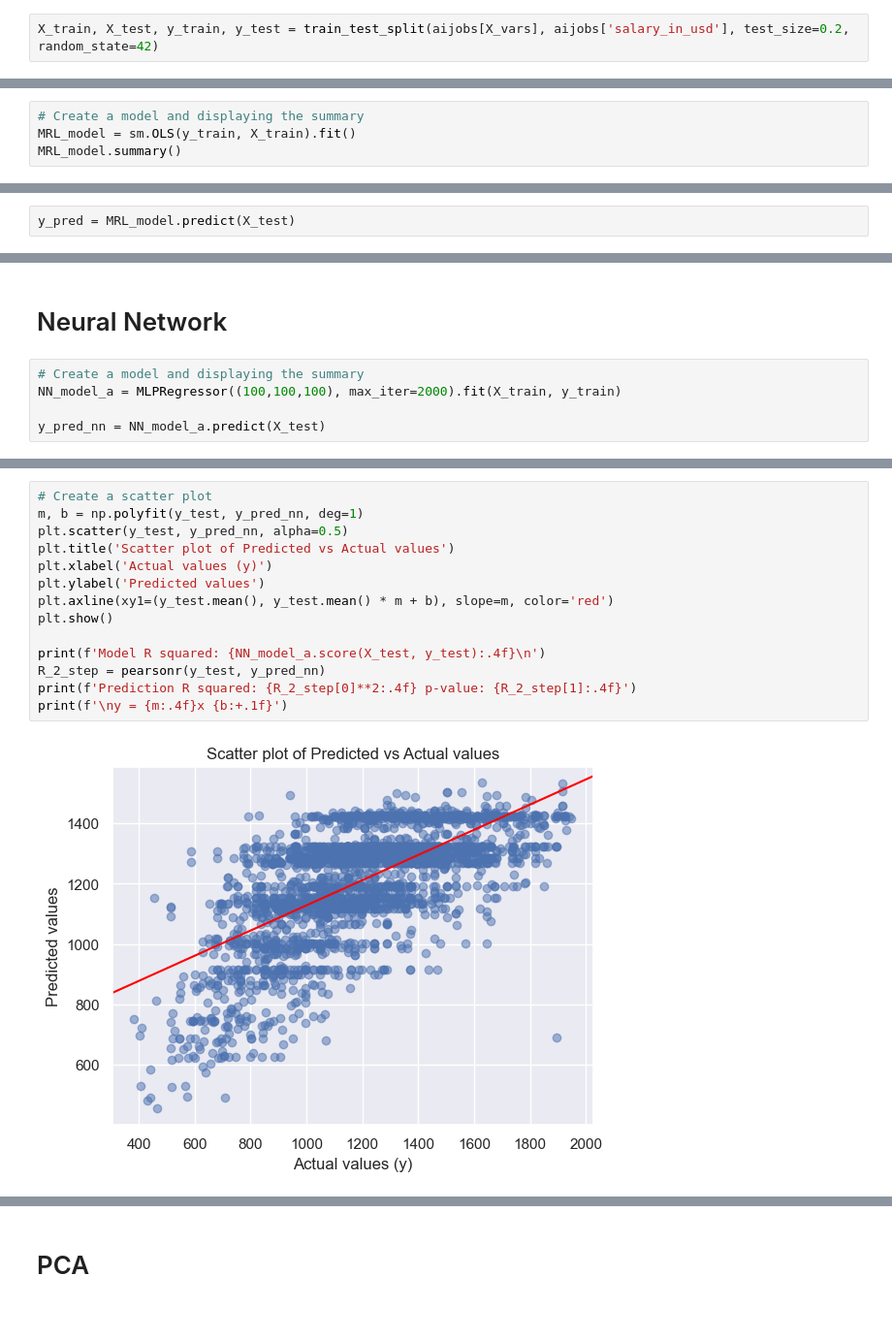
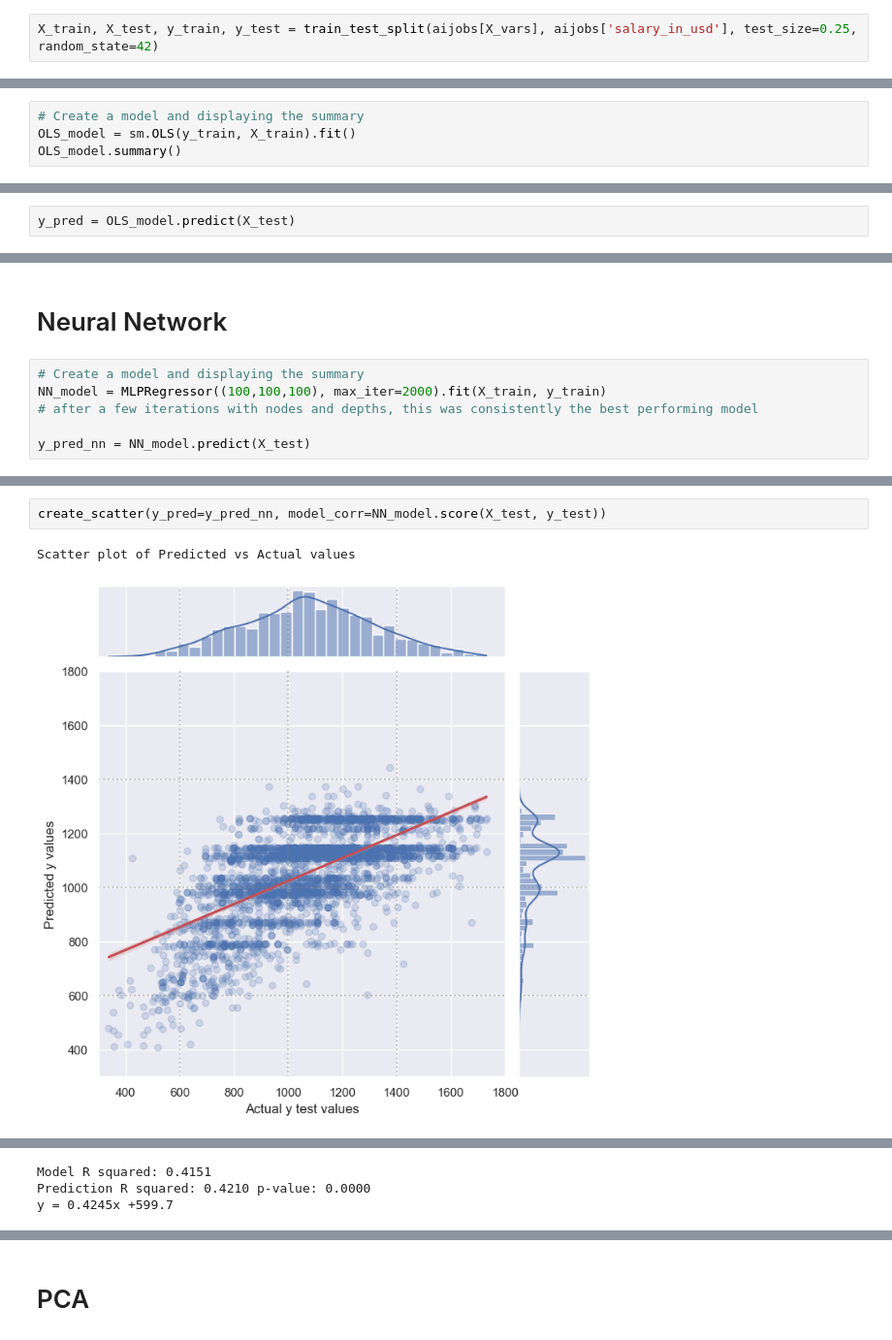
Before and after one commit to danielmpaula/TCC_Final, a Jupyter notebook: 02-Regression Models.ipynb, the cells around one changed output, grey strips where cells are left out. Shown at 97% size. Cells and saved outputs as stored; diff of their text form.

```diff
--- a/02-Regression Models.ipynb
+++ b/02-Regression Models.ipynb
@@ -343,7 +324,7 @@ X_vars
 # %% [markdown]
 # Splitting and working the data before model fit
 # %%
-X_train, X_test, y_train, y_test = train_test_split(aijobs[X_vars], aijobs['salary_in_usd'], test_size=0.2, random_state=42)
+X_train, X_test, y_train, y_test = train_test_split(aijobs[X_vars], aijobs['salary_in_usd'], test_size=0.25, random_state=42)
 # %%
 X_train
 # %% [output]
@@ -470,7 +461,7 @@ X_train = sm.add_constant(X_train)
 X_test = sm.add_constant(X_test)
 # %%
 # Create a model and displaying the summary
-MRL_model = sm.OLS(y_train, X_train).fit()
-MRL_model.summary()
+OLS_model = sm.OLS(y_train, X_train).fit()
+OLS_model.summary()
 # %% [output]
 OLS Regression Results
@@ -533,2 +524,2 @@ job_name_Developer          9.999123e-01
 # %%
-y_pred = MRL_model.predict(X_test)
+y_pred = OLS_model.predict(X_test)
@@ -709,6 +724,7 @@ KstestResult(statistic=0.5201152980327924, pvalue=0.0, statistic_location=-3.869
 # Neural Network
 # %%
 # Create a model and displaying the summary
-NN_model_a = MLPRegressor((100,100,100), max_iter=2000).fit(X_train, y_train)
+NN_model = MLPRegressor((100,100,100), max_iter=2000).fit(X_train, y_train)
+# after a few iterations with nodes and depths, this was consistently the best performing model
 
-y_pred_nn = NN_model_a.predict(X_test)
+y_pred_nn = NN_model.predict(X_test)
@@ -715,16 +745,5 @@ y_pred_nn = NN_model_a.predict(X_test)
 # %%
-# Create a scatter plot
-m, b = np.polyfit(y_test, y_pred_nn, deg=1)
-plt.scatter(y_test, y_pred_nn, alpha=0.5)
-plt.title('Scatter plot of Predicted vs Actual values')
-plt.xlabel('Actual values (y)')
-plt.ylabel('Predicted values')
-plt.axline(xy1=(y_test.mean(), y_test.mean() * m + b), slope=m, color='red')
-plt.show()
-
-print(f'Model R squared: {NN_model_a.score(X_test, y_test):.4f}\n')
-R_2_step = pearsonr(y_test, y_pred_nn)
-print(f'Prediction R squared: {R_2_step[0]**2:.4f} p-value: {R_2_step[1]:.4f}')
-print(f'\ny = {m:.4f}x {b:+.1f}')
+create_scatter(y_pred=y_pred_nn, model_corr=NN_model.score(X_test, y_test))
 # %% [output]
+Scatter plot of Predicted vs Actual values
-[figure, old version]
+[figure, new version]
@@ -736,2 +750,5 @@ y = 0.4175x +710.5
+Model R squared: 0.4151
+Prediction R squared: 0.4210 p-value: 0.0000
+y = 0.4245x +599.7
 # %%
 # Plotting the residuals
```
Also changed, not shown: parts of 61 cells of this notebook.
